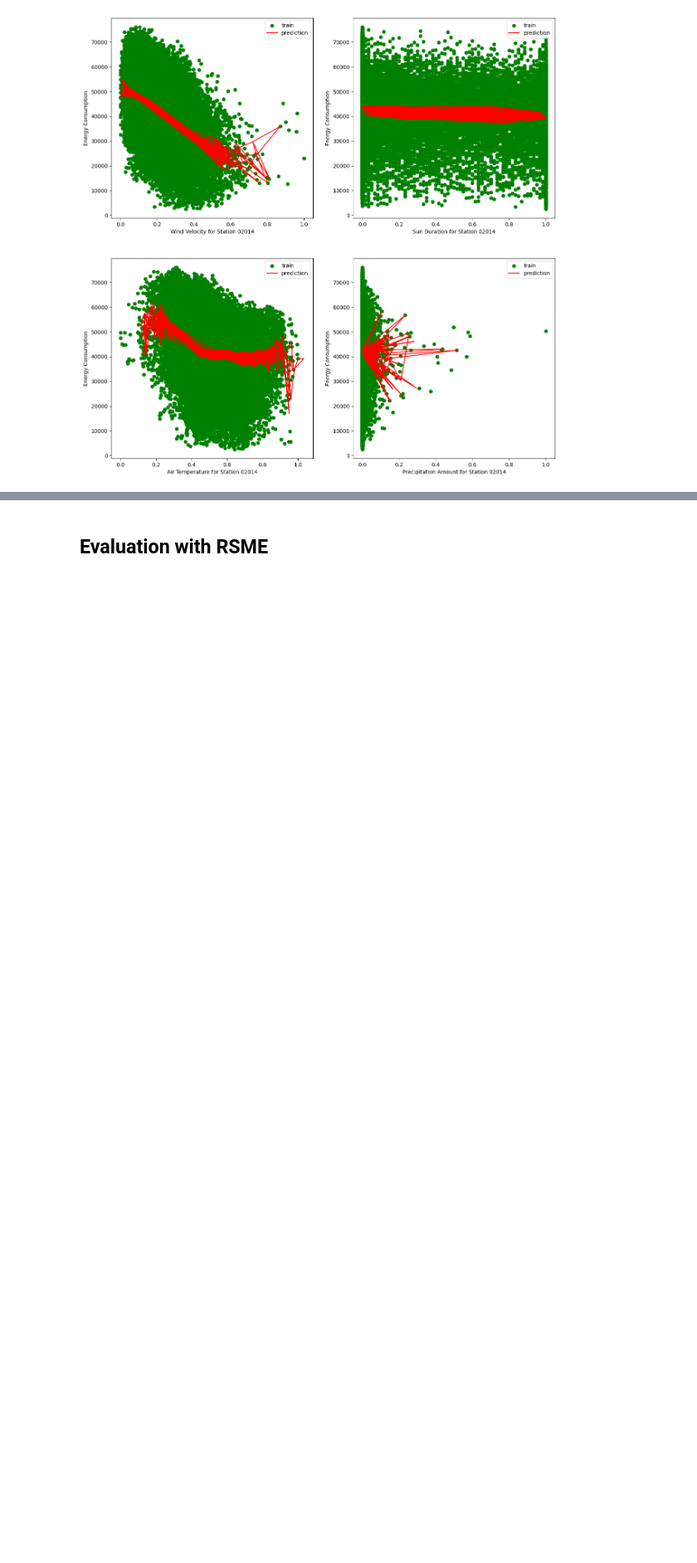
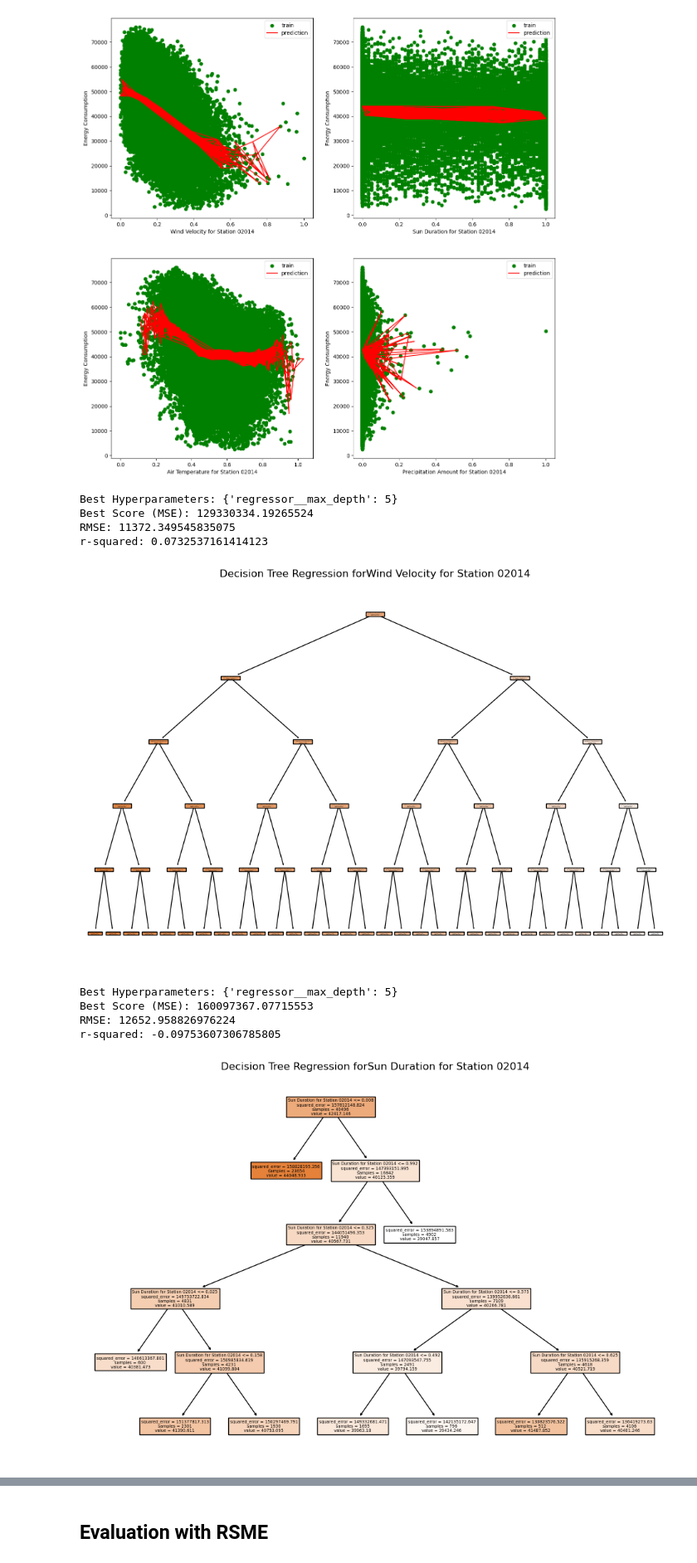
Before and after one commit to maxlautenbach/data-quadrat, a Jupyter notebook: DecisionTreeRegression.ipynb, the cells around one changed output, grey strips where cells are left out. Shown at 83% size. Cells and saved outputs as stored; diff of their text form; code cells hidden in the pictures; blank space fills up the shorter version.

```diff
--- a/DecisionTreeRegression.ipynb
+++ b/DecisionTreeRegression.ipynb
@@ -145,3 +153,58 @@ r-squared: -0.044974515517434144
 RMSE: 13873.696299493147
 r-squared: -0.15311261576948088
 [figure]
+# %%
+
+param_grid = {
+    'regressor__max_depth': [None, 5, 10, 15, 20]
+}
+
+# Create a pipeline
+regressor = DecisionTreeRegressor()
+pipeline = Pipeline([
+    ('regressor', regressor)
+])
+
+# reshaping target data to fit regressions requirements
+features = energy_consumption_data_train["Energy Consumption"].values.reshape(-1, 1)
+
+#figure_index = 1
+for i, column in enumerate(energy_consumption_data_train.columns[0:4]):
+    # Fit the linear regression model to the data
+    X_TRAIN = energy_consumption_data_train[[column]]
+    Y_TRAIN = energy_consumption_data_train["Energy Consumption"]
+
+    grid_search = GridSearchCV(pipeline, param_grid, cv=5, scoring='neg_mean_squared_error')
+    grid_search.fit(X_TRAIN, Y_TRAIN)
+
+    X_TEST = energy_consumption_data_test[[column]]
+    Y_TEST = energy_consumption_data_test["Energy Consumption"]
+
+    best_regressor = grid_search.best_estimator_
+    best_regressor.fit(X_TRAIN, Y_TRAIN)
+    Y_PRED = best_regressor.predict(X_TEST)
+
+    print("Best Hyperparameters:", grid_search.best_params_)
+    print("Best Score (MSE):", -grid_search.best_score_)
+    print("RMSE:", sqrt(-grid_search.best_score_))
+    print("r-squared:", r2_score(Y_TEST, Y_PRED))
+
+    # Get the feature names as a list
+    feature_names = list(X_TRAIN.columns)
+
+    # Plot the Decision Tree
+    plt.figure(figsize=(12, 8))
+    plot_tree(best_regressor.named_steps['regressor'], filled=True, feature_names=feature_names)
+    plt.title("Decision Tree Regression for " + column)
+    plt.show()
+# %% [output]
+Best Hyperparameters: {'regressor__max_depth': 5}
+Best Score (MSE): 129330334.19265524
+RMSE: 11372.349545835075
+r-squared: 0.0732537161414123
+[figure, added]
+Best Hyperparameters: {'regressor__max_depth': 5}
+Best Score (MSE): 160097367.07715553
+RMSE: 12652.958826976224
+r-squared: -0.09753607306785805
+[figure, added]
```
Also changed, not shown: parts of 3 cells of this notebook.
